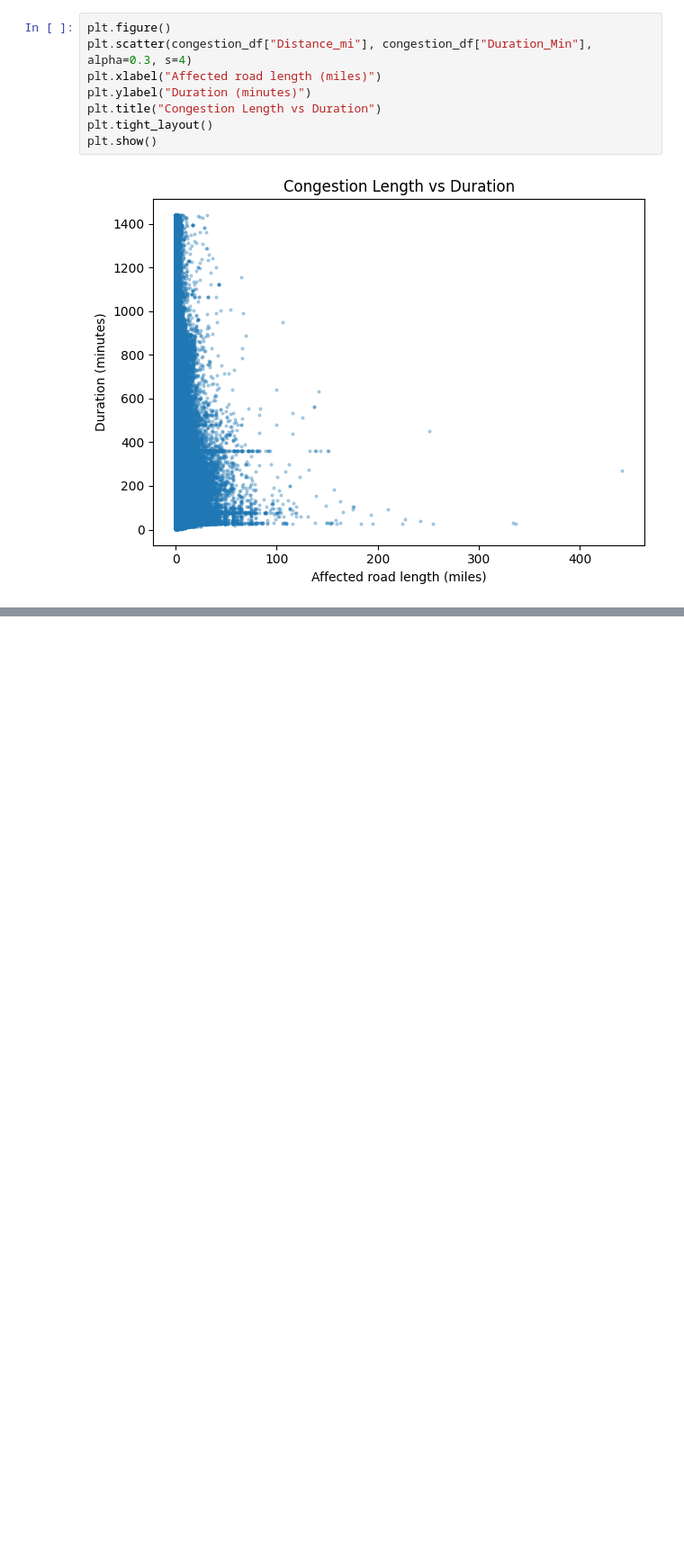
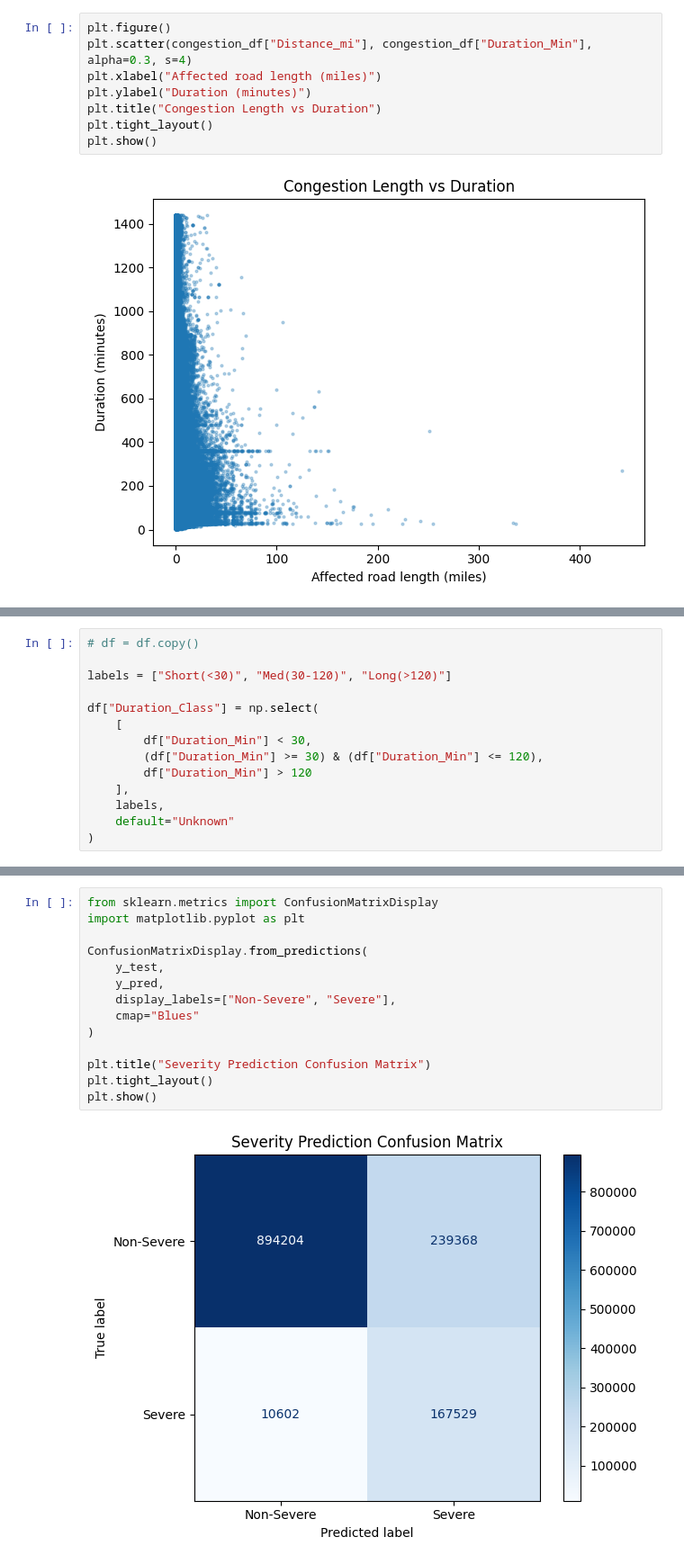
Before and after one commit to hargunmujral/cs451-final-project, a Jupyter notebook: data-science.ipynb, the cells around one changed output, grey strips where cells are left out. Shown at 90% size. Saved outputs shown, nothing was run; the diff lists cells and outputs as text; blank space fills up the shorter version.

```diff
--- a/data-science.ipynb
+++ b/data-science.ipynb
@@ -343,0 +465,14 @@ feature_cols = [
+# %%
+# df = df.copy()
+
+labels = ["Short(<30)", "Med(30-120)", "Long(>120)"]
+
+df["Duration_Class"] = np.select(
+    [
+        df["Duration_Min"] < 30,
+        (df["Duration_Min"] >= 30) & (df["Duration_Min"] <= 120),
+        df["Duration_Min"] > 120
+    ],
+    labels,
+    default="Unknown"
+)
@@ -343,0 +626,16 @@ feature_cols = [
+# %%
+from sklearn.metrics import ConfusionMatrixDisplay
+import matplotlib.pyplot as plt
+
+ConfusionMatrixDisplay.from_predictions(
+    y_test,
+    y_pred,
+    display_labels=["Non-Severe", "Severe"],
+    cmap="Blues"
+)
+
+plt.title("Severity Prediction Confusion Matrix")
+plt.tight_layout()
+plt.show()
+# %% [output]
+[figure, added]
```
Also changed, not shown: parts of 16 cells of this notebook, 4 other files.
